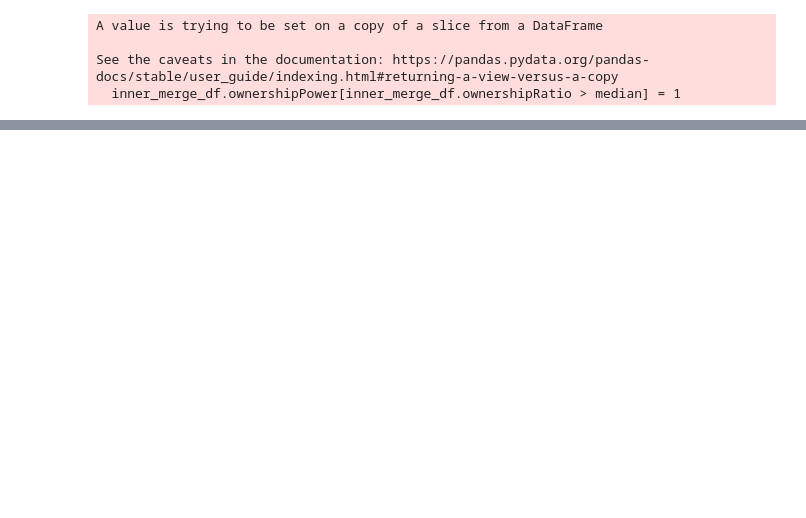
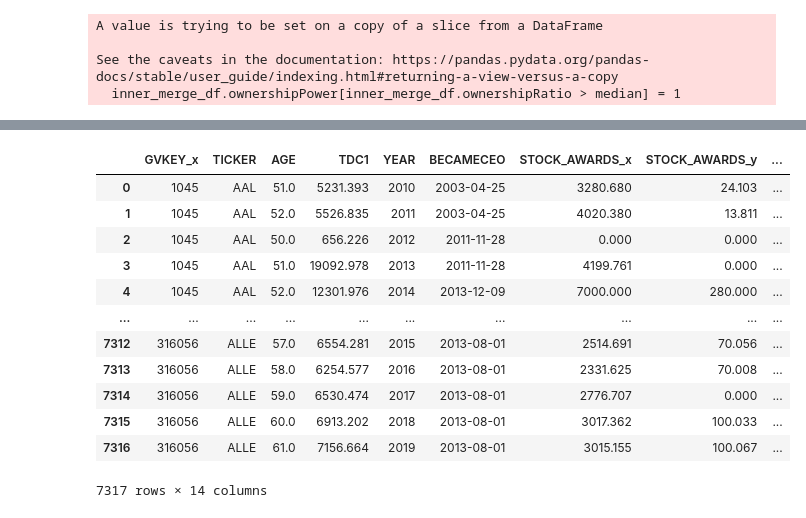
Before and after one commit to tobeybill/TISATAFL, a Jupyter notebook: rha_sandbox.ipynb, the cells around one changed output, grey strips where cells are left out. Drawn from its saved outputs; the diff is of its cells as text; code cells hidden in the pictures; blank space fills up the shorter version.

```diff
--- a/rha_sandbox.ipynb
+++ b/rha_sandbox.ipynb
@@ -153,0 +232,21 @@ inner_merge_df[['YEAR','BECAMECEO','yearServed']]
+# %%
+final_df = inner_merge_df[['GVKEY_x', 'TICKER','AGE', 'TDC1', 'YEAR','BECAMECEO',
+                         'STOCK_AWARDS_x', 'STOCK_AWARDS_y', 'ownershipRatio',
+                        'ownershipPower', 'yearServed', 'prestiegePower',
+                          'SIZE_CATEGORY_x', 'MKVALT_x']]
+# %%
+final_df
+# %% [output]
+|  | GVKEY_x | TICKER | AGE | TDC1 | YEAR | BECAMECEO | STOCK_AWARDS_x | STOCK_AWARDS_y | ... |
+| 0 | 1045 | AAL | 51.0 | 5231.393 | 2010 | 2003-04-25 | 3280.680 | 24.103 | ... |
+| 1 | 1045 | AAL | 52.0 | 5526.835 | 2011 | 2003-04-25 | 4020.380 | 13.811 | ... |
+| 2 | 1045 | AAL | 50.0 | 656.226 | 2012 | 2011-11-28 | 0.000 | 0.000 | ... |
+| 3 | 1045 | AAL | 51.0 | 19092.978 | 2013 | 2011-11-28 | 4199.761 | 0.000 | ... |
+| 4 | 1045 | AAL | 52.0 | 12301.976 | 2014 | 2013-12-09 | 7000.000 | 280.000 | ... |
+| ... | ... | ... | ... | ... | ... | ... | ... | ... | ... |
+| 7312 | 316056 | ALLE | 57.0 | 6554.281 | 2015 | 2013-08-01 | 2514.691 | 70.056 | ... |
+| 7313 | 316056 | ALLE | 58.0 | 6254.577 | 2016 | 2013-08-01 | 2331.625 | 70.008 | ... |
+| 7314 | 316056 | ALLE | 59.0 | 6530.474 | 2017 | 2013-08-01 | 2776.707 | 0.000 | ... |
+| 7315 | 316056 | ALLE | 60.0 | 6913.202 | 2018 | 2013-08-01 | 3017.362 | 100.033 | ... |
+| 7316 | 316056 | ALLE | 61.0 | 7156.664 | 2019 | 2013-08-01 | 3015.155 | 100.067 | ... |
+7317 rows × 14 columns
```
Also changed, not shown: parts of 14 cells of this notebook, 1 other file.
